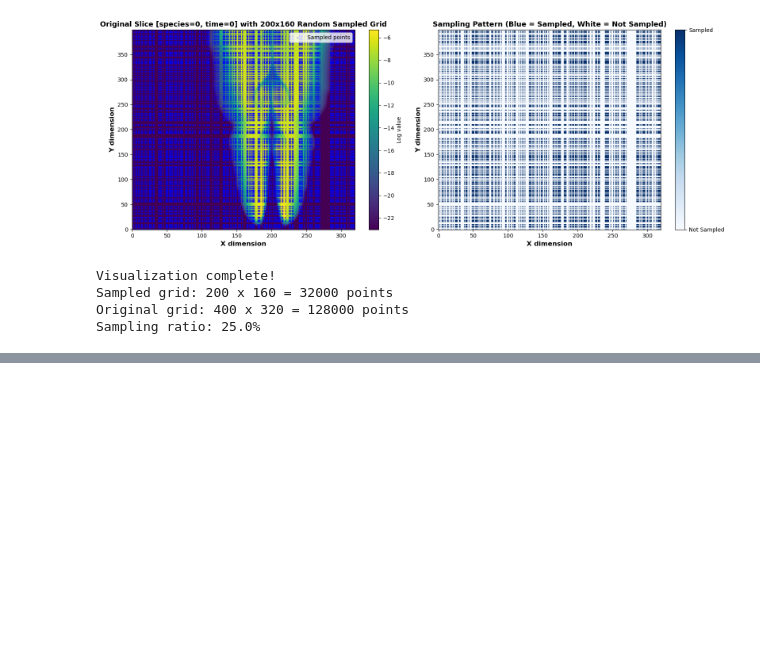
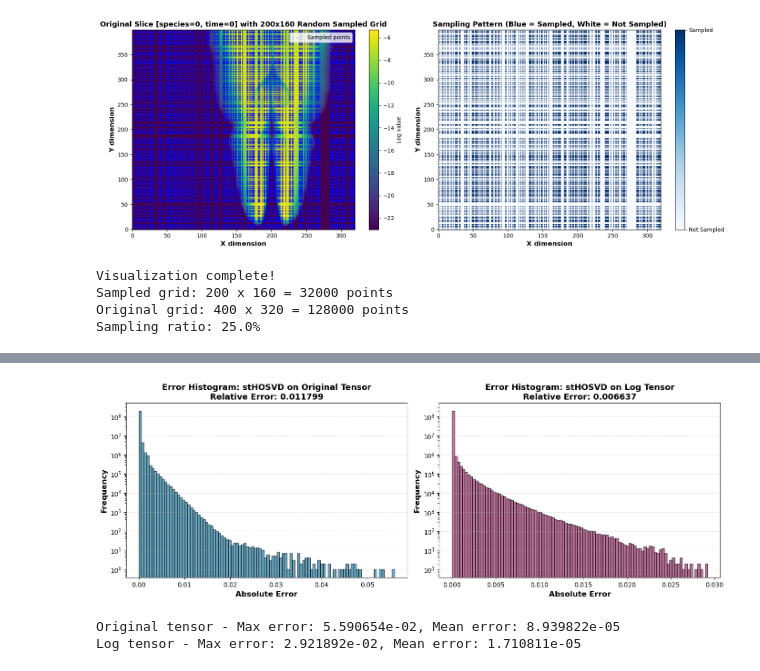
Before and after one commit to Isi2000/LOW-COST-HOSVD, a Jupyter notebook: math_HOSVD.ipynb, the cells around one changed output, grey strips where cells are left out. Cells and saved outputs as stored; diff of their text form; code cells hidden in the pictures; blank space fills up the shorter version.

```diff
--- a/math_HOSVD.ipynb
+++ b/math_HOSVD.ipynb
@@ -552,0 +700,37 @@ Sampling ratio: 25.0%
+# %%
+# Plot error histograms
+fig, axes = plt.subplots(1, 2, figsize=(14, 5))
+
+# Compute element-wise errors
+error_orig = np.abs(tensor_combustion - reconstruction_st_orig)
+error_log = np.abs(tensor_combustion - reconstruction_st_log)
+
+# Plot 1: Error histogram for original tensor
+ax1 = axes[0]
+ax1.hist(error_orig.ravel(), bins=100, color='#2E86AB', alpha=0.7, edgecolor='black')
+ax1.set_xlabel('Absolute Error', fontsize=12, fontweight='bold')
+ax1.set_ylabel('Frequency', fontsize=12, fontweight='bold')
+ax1.set_title(f'Error Histogram: stHOSVD on Original Tensor\nRelative Error: {error_st_orig:.6f}',
+              fontsize=13, fontweight='bold')
+ax1.grid(axis='y', alpha=0.3, linestyle='--')
+ax1.set_yscale('log')
+
+# Plot 2: Error histogram for log tensor
+ax2 = axes[1]
+ax2.hist(error_log.ravel(), bins=100, color='#A23B72', alpha=0.7, edgecolor='black')
+ax2.set_xlabel('Absolute Error', fontsize=12, fontweight='bold')
+ax2.set_ylabel('Frequency', fontsize=12, fontweight='bold')
+ax2.set_title(f'Error Histogram: stHOSVD on Log Tensor\nRelative Error: {error_st_log:.6f}',
+              fontsize=13, fontweight='bold')
+ax2.grid(axis='y', alpha=0.3, linestyle='--')
+ax2.set_yscale('log')
+
+plt.tight_layout()
+plt.show()
+
+print(f"\nOriginal tensor - Max error: {np.max(error_orig):.6e}, Mean error: {np.mean(error_orig):.6e}")
+print(f"Log tensor - Max error: {np.max(error_log):.6e}, Mean error: {np.mean(error_log):.6e}")
+# %% [output]
+[figure, added]
+Original tensor - Max error: 5.590654e-02, Mean error: 8.939822e-05
+Log tensor - Max error: 2.921892e-02, Mean error: 1.710811e-05
```
Also changed, not shown: parts of 11 cells of this notebook, 2 other files.
